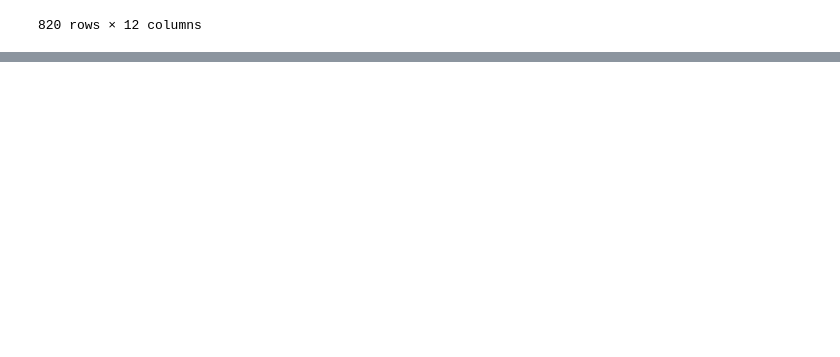
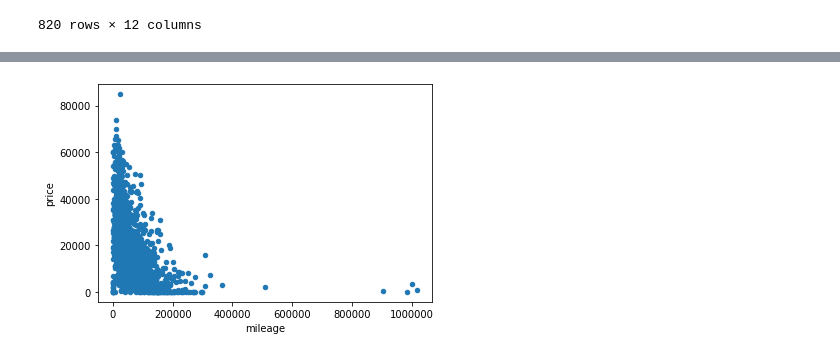
Before and after one commit to weitianyi1996/python-DataScientist-notes, a Jupyter notebook: Pandas-Manipulation.ipynb, the cells around one changed output, grey strips where cells are left out. Cells and saved outputs as stored; diff of their text form; code cells hidden in the pictures; blank space fills up the shorter version.

Commit message:
added pandas visualization

```diff
--- a/Pandas-Manipulation.ipynb
+++ b/Pandas-Manipulation.ipynb
@@ -324,0 +335,6 @@ df_car[(df_car['price']>=15000)&(df_car['price']<=25000)]
+# %%
+# scatter plot
+df_car.plot(kind = 'scatter',x='mileage',y='price')
+plt.show()
+# %% [output]
+[figure, added]
```
Also changed, not shown: parts of 6 cells of this notebook.
